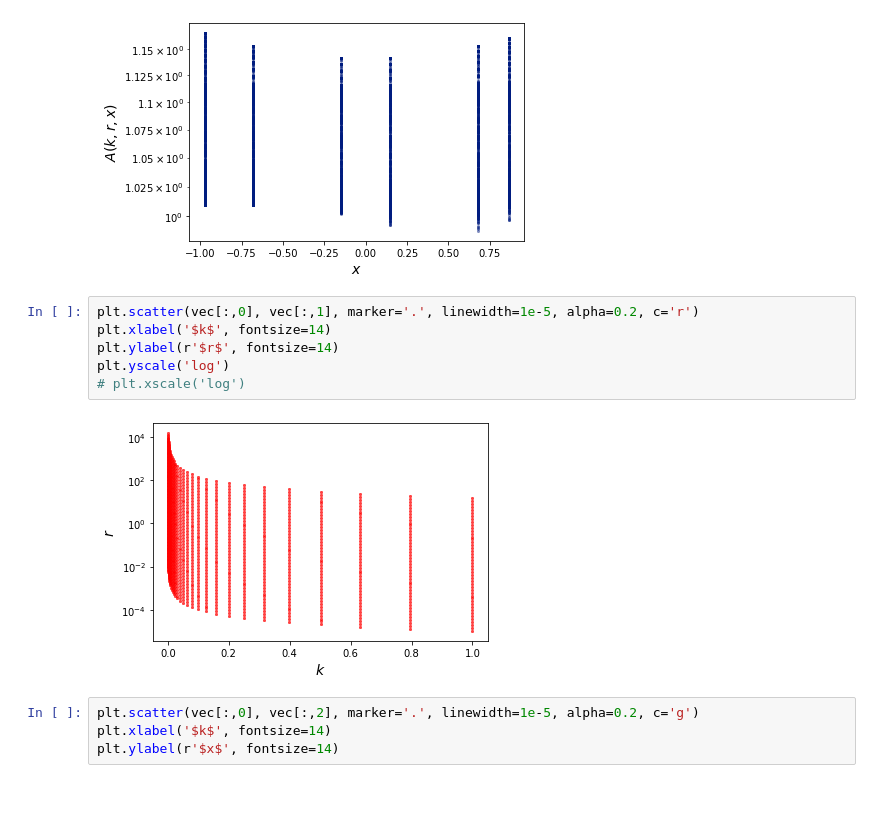
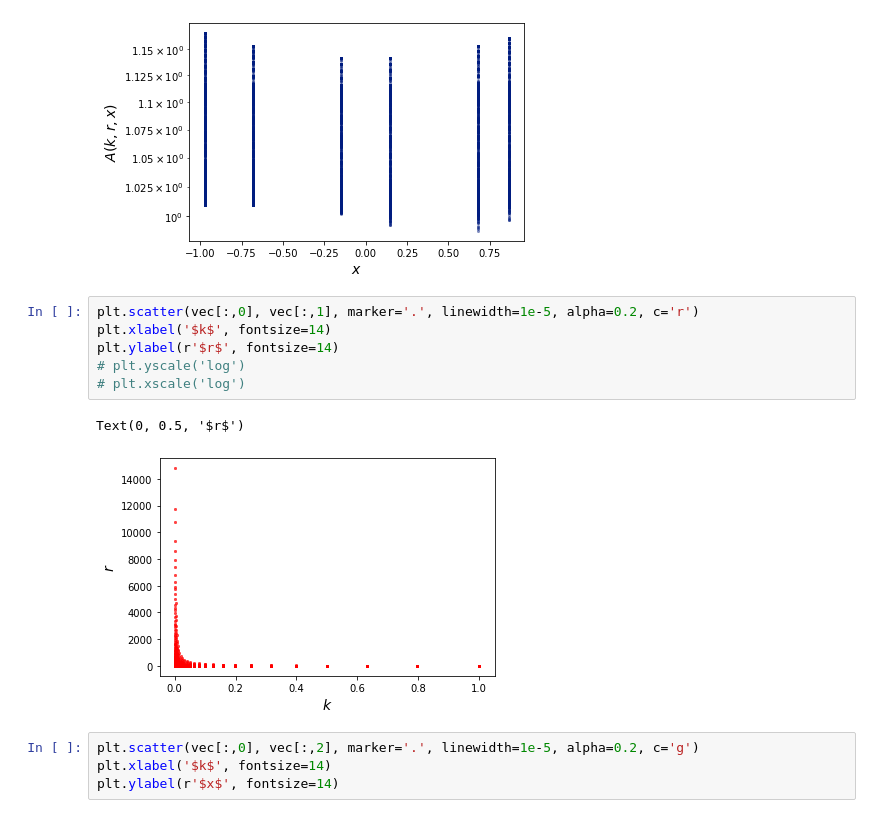
Before and after one commit to igomezv/nnogada, a Jupyter notebook: A_function.ipynb, the cells around one changed output. Saved outputs shown, nothing was run; the diff lists cells and outputs as text.

```diff
--- a/A_function.ipynb
+++ b/A_function.ipynb
@@ -57,11 +65,12 @@ plt.yscale('log')
 # %%
 plt.scatter(vec[:,0], vec[:,1], marker='.', linewidth=1e-5, alpha=0.2, c='r')
 plt.xlabel('$k$', fontsize=14)
 plt.ylabel(r'$r$', fontsize=14)
-plt.yscale('log')
+# plt.yscale('log')
 # plt.xscale('log')
 # %% [output]
+Text(0, 0.5, '$r$')
-[figure, old version]
+[figure, new version]
 # %%
 plt.scatter(vec[:,0], vec[:,2], marker='.', linewidth=1e-5, alpha=0.2, c='g')
 plt.xlabel('$k$', fontsize=14)
```
Also changed, not shown: parts of 17 cells of this notebook.
